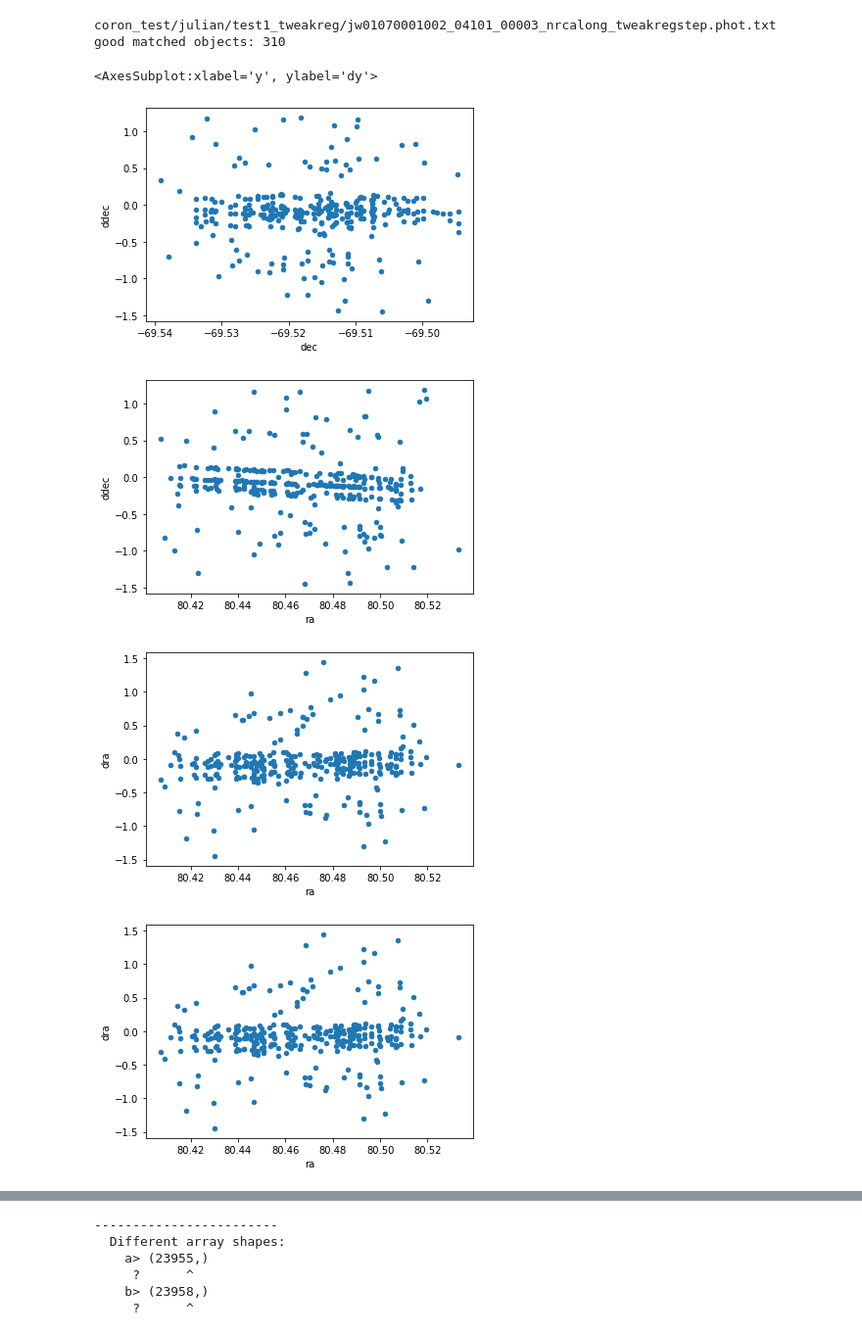
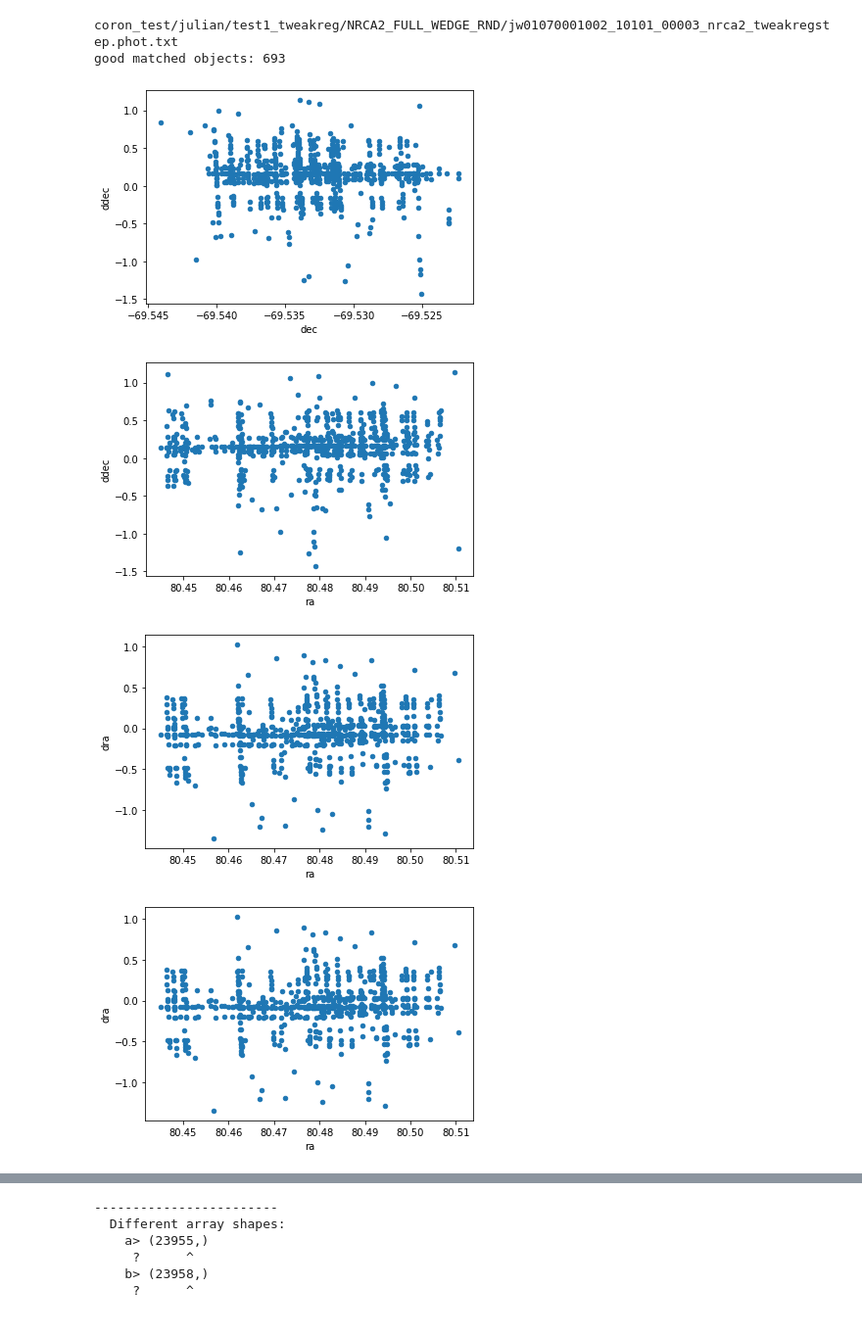
Before and after one commit to arminrest/jwst_distortions_tools, a Jupyter notebook: show_astrometry_residuals.ipynb, the cells around one changed output, grey strips where cells are left out. Shown at 98% size. Cells and saved outputs as stored; diff of their text form; code cells hidden in the pictures.

```diff
--- a/show_astrometry_residuals.ipynb
+++ b/show_astrometry_residuals.ipynb
@@ -7,7 +7,7 @@ import numpy as np
 # between the objects and their matched gaia positions. Give a rough upper limit on
 # what a good match should fall into
 d2d_max = 0.5
-dmag_max = 0.05
+dmag_max = 0.1
 # %%
 #cal_filename = 'photometry/jw01069001001_02101_00002_nrcalong_cal.phot.txt'
 #cal_filename = 'photometry_olddist/jw01069001001_02101_00002_nrcalong_cal.phot.txt'
@@ -35,11 +35,21 @@ cal_filename = 'photometryv1/jw01069002003_02101_00001_nrcalong_cal.phot.txt' #F
 #cal_filename = 'photometryv1/jw01069002002_02101_00001_nrcblong_cal.phot.txt' #F444W,
 #cal_filename = 'photometryv1/jw01069002003_02101_00001_nrcblong_cal.phot.txt' #F444W,
 
+# A5 RND
 #cal_filename = 'coron_test/julian/test1_tweakreg/jw01070001001_04101_00008_nrcalong_cal.phot.txt' #Coron
 #cal_filename = 'coron_test/julian/test1_tweakreg/jw01070001001_10101_00003_nrcalong_cal.phot.txt'
 #cal_filename = 'coron_test/julian/test1_tweakreg/jw01070001001_10101_00004_nrcalong_cal.phot.txt'
 #cal_filename = 'coron_test/julian/test1_tweakreg/jw01070001002_04101_00001_nrcalong_cal.phot.txt'
-cal_filename = 'coron_test/julian/test1_tweakreg/jw01070001002_04101_00003_nrcalong_cal.phot.txt'
+#cal_filename = 'coron_test/julian/test1_tweakreg/jw01070001002_04101_00003_nrcalong_cal.phot.txt'
+
+#A5 BAR
+#cal_filename = 'coron_test/julian/test1_tweakreg/jw01070001001_06101_00005_nrcalong_cal.phot.txt'
+cal_filename = 'coron_test/julian/test1_tweakreg/jw01070001002_06101_00004_nrcalong_cal.phot.txt'
+#cal_filename = 'coron_test/julian/test1_tweakreg/jw01070001002_06101_00001_nrcalong_cal.phot.txt'
+
+# NRCA2_FULL_WEDGE_RND
+cal_filename = 'coron_test/julian/test1_tweakreg/NRCA2_FULL_WEDGE_RND/jw01070001002_10101_00003_nrca2_cal.phot.txt'
+
 
 
 gaia_align_filename = re.sub('cal.phot.txt$','tweakregstep.phot.txt',cal_filename)
@@ -76,31 +86,39 @@ good matched objects: 310
 # %%
 phot_gaia = pdastrostatsclass()
 phot_gaia.load(gaia_align_filename)
 print(gaia_align_filename)
 ixs_clean_gaia = phot_gaia.ix_inrange('d2d',None,3*d2d_max)
 ixs_clean_gaia = phot_gaia.ix_inrange('dmag',None,dmag_max,indices=ixs_clean_gaia)
+
 print(f'good matched objects: {len(ixs_clean_gaia)}')
 phot_gaia.t.loc[ixs_clean_gaia,'dx_idl'] = phot_gaia.t.loc[ixs_clean_gaia,'cat_x_idl'] - phot_gaia.t.loc[ixs_clean_gaia,'x_idl']
 #phot_gaia.t.plot.scatter('x_idl','dx_idl')
 phot_gaia.t.loc[ixs_clean_gaia,'ddec'] = 3600.0*(phot_gaia.t.loc[ixs_clean_gaia,'cat_dec'] - phot_gaia.t.loc[ixs_clean_gaia,'dec'])
 phot_gaia.t.loc[ixs_clean_gaia,'dra'] = 3600.0*(phot_gaia.t.loc[ixs_clean_gaia,'cat_ra'] - phot_gaia.t.loc[ixs_clean_gaia,'ra'])*np.cos(np.deg2rad(phot_gaia.t.loc[ixs_clean_gaia,'dec']))
 phot_gaia.t.plot.scatter('dec','ddec')
 phot_gaia.t.plot.scatter('ra','ddec')
 phot_gaia.t.plot.scatter('ra','dra')
 phot_gaia.t.plot.scatter('ra','dra')
 
 phot_gaia.t.loc[ixs_clean_gaia,'dx'] = phot_gaia.t.loc[ixs_clean_gaia,'cat_x'] - phot_gaia.t.loc[ixs_clean_gaia,'x']
-phot_gaia.t.plot.scatter('x','dx',ylim=(-6,6))
-phot_gaia.t.plot.scatter('y','dx',ylim=(-6,6))
+phot_gaia.t.loc[ixs_clean_gaia,'dy'] = phot_gaia.t.loc[ixs_clean_gaia,'cat_y'] - phot_gaia.t.loc[ixs_clean_gaia,'y']
+if 1==1:
+    ixs_clean4average = phot_gaia.ix_inrange('dx',0,3,indices=ixs_clean_gaia)
+    phot_gaia.t.loc[ixs_clean4average].plot.scatter('x','dx',ylim=(-7,7))
+    phot_gaia.t.loc[ixs_clean4average].plot.scatter('y','dx',ylim=(-7,7))
 
-phot_gaia.t.loc[ixs_clean_gaia,'dy'] = phot_gaia.t.loc[ixs_clean_gaia,'cat_y'] - phot_gaia.t.loc[ixs_clean_gaia,'y']
-phot_gaia.t.plot.scatter('x','dy',ylim=(-6,6))
-phot_gaia.t.plot.scatter('y','dy',ylim=(-6,6))
+    phot_gaia.t.loc[ixs_clean4average].plot.scatter('x','dy',ylim=(-7,7))
+    phot_gaia.t.loc[ixs_clean4average].plot.scatter('y','dy',ylim=(-7,7))
+else:
+    phot_gaia.t.plot.scatter('x','dx',ylim=(-7,7))
+    phot_gaia.t.plot.scatter('y','dx',ylim=(-7,7))
+
+    phot_gaia.t.plot.scatter('x','dy',ylim=(-7,7))
+    phot_gaia.t.plot.scatter('y','dy',ylim=(-7,7))
 # %% [output]
-coron_test/julian/test1_tweakreg/jw01070001002_04101_00003_nrcalong_tweakregstep.phot.txt
-good matched objects: 310
+coron_test/julian/test1_tweakreg/NRCA2_FULL_WEDGE_RND/jw01070001002_10101_00003_nrca2_tweakregstep.phot.txt
+good matched objects: 693
-<AxesSubplot:xlabel='y', ylabel='dy'>
-[figure, old version]
+[figure, new version]
-[figure, old version]
+[figure, new version]
-[figure, old version]
+[figure, new version]
-[figure, old version]
+[figure, new version]
```
Also changed, not shown: parts of 3 cells of this notebook, 1 other file.
